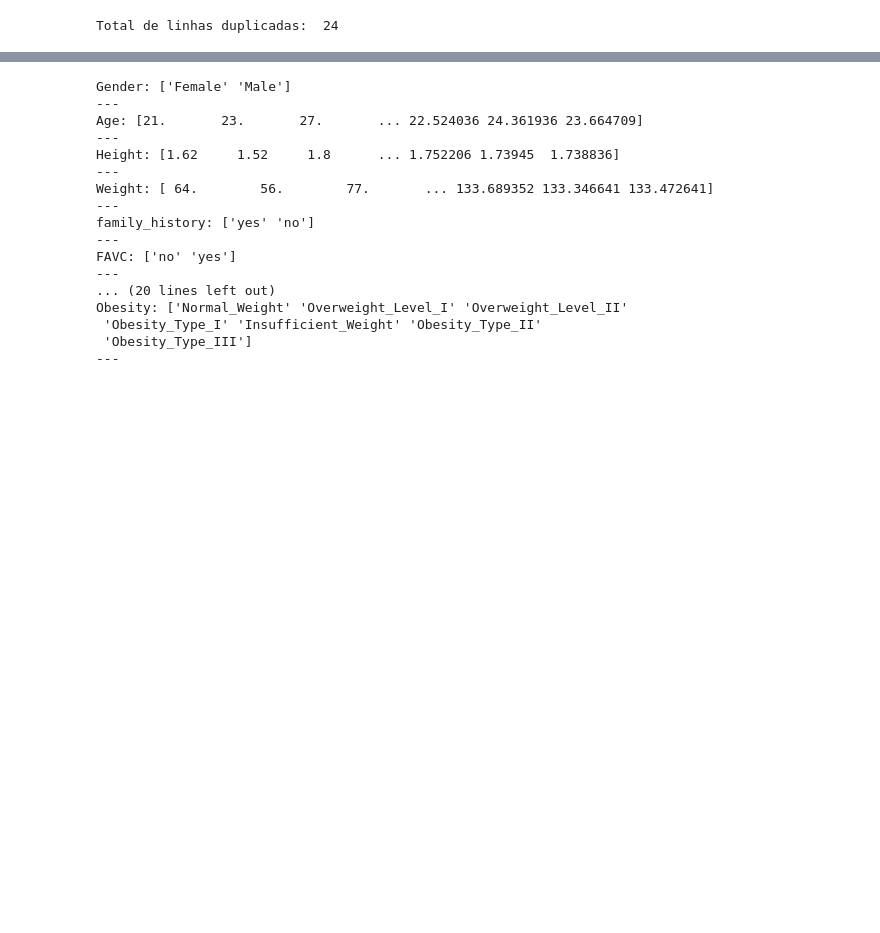
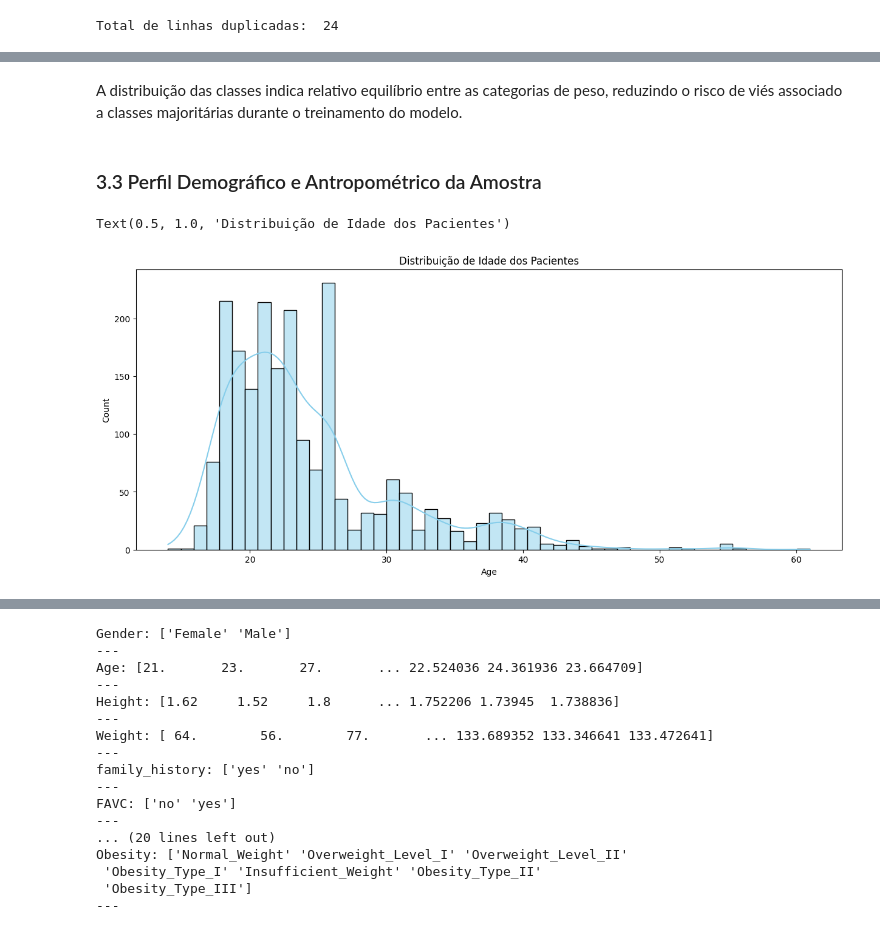
Before and after one commit to leticiacdavid12-hash/tech-challenge-fase4-obesidade, a Jupyter notebook: notebooks/notebook.ipynb, the cells around one changed output, grey strips where cells are left out. Saved outputs shown, nothing was run; the diff lists cells and outputs as text; code cells hidden in the pictures; blank space fills up the shorter version.

```diff
--- a/notebooks/notebook.ipynb
+++ b/notebooks/notebook.ipynb
@@ -87,0 +166,14 @@ memory usage: 293.5+ KB
+# %% [markdown]
+A distribuição das classes indica relativo equilíbrio entre as categorias de peso, reduzindo o risco de viés associado a classes majoritárias durante o treinamento do modelo.
+# %% [markdown]
+### 3.3 Perfil Demográfico e Antropométrico da Amostra
+# %%
+# Distribuição de idade
+
+fig, ax = plt.subplots(figsize=(15, 6))
+
+sns.histplot(df['Age'], kde=True, ax=ax, color='skyblue')
+ax.set_title('Distribuição de Idade dos Pacientes')
+# %% [output]
+Text(0.5, 1.0, 'Distribuição de Idade dos Pacientes')
+[figure]
```
Also changed, not shown: parts of 88 cells of this notebook, 5 other files.
